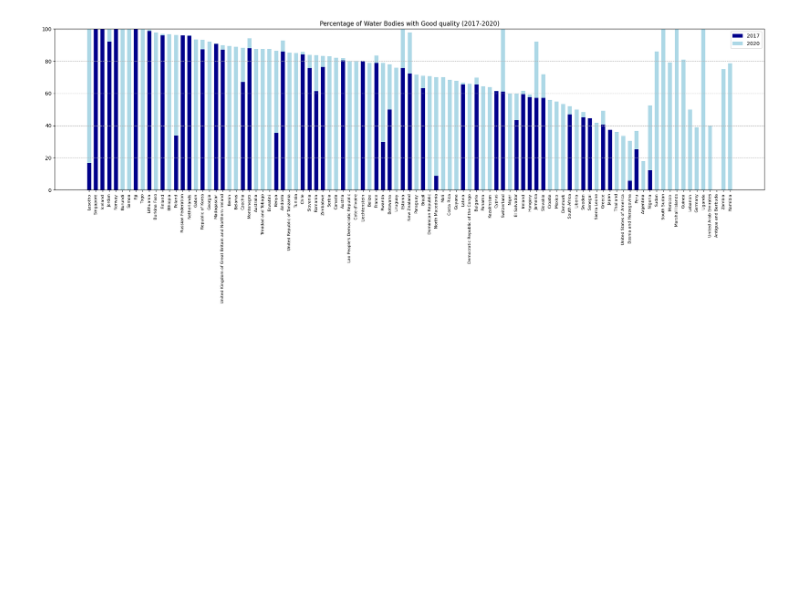
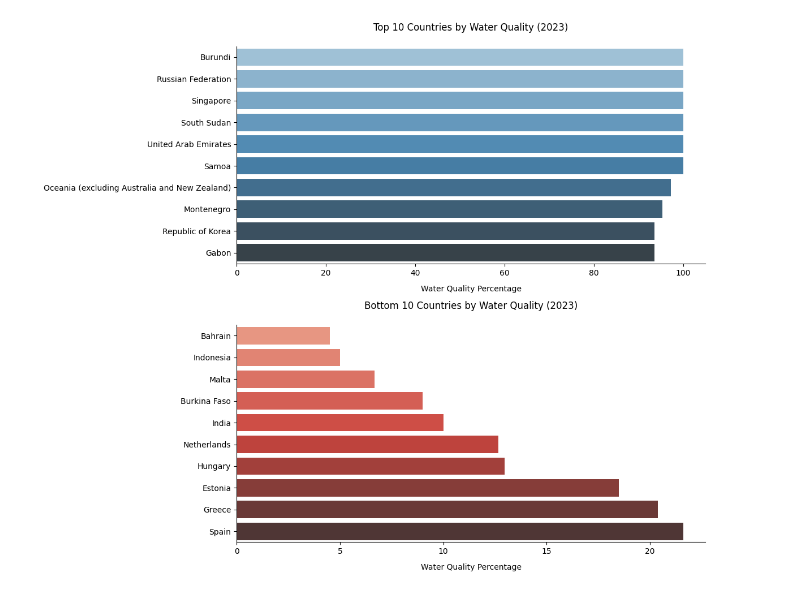
Before and after one commit to AquaLens/capstone, a Jupyter notebook: Data_Visualizations/code.ipynb, the cells around one changed output. Cells and saved outputs as stored; diff of their text form; code cells hidden in the pictures; blank space fills up the shorter version.

Commit message:
visualisations

```diff
--- a/Data_Visualizations/code.ipynb
+++ b/Data_Visualizations/code.ipynb
@@ -53,28 +50,42 @@ display(df_clean_bodieswater)
-# %%
-# create plot
-
-df_pivot = df_clean_bodieswater.pivot(index='Country', columns='Year', values='Value')
-df_pivot = df_pivot.fillna(0)
-df_pivot = df_pivot.sort_values(by=2020, ascending=False)
-
-# create stacked barchart
-plt.figure(figsize=(20, 8))
-plt.bar(df_pivot.index, df_pivot[2017], width=0.6, label='2017', color='darkblue')
-plt.bar(df_pivot.index, df_pivot[2020] - df_pivot[2017], bottom=df_pivot[2017], width=0.6, label='2020', color='lightblue')
-
-plt.title('Percentage of Water Bodies with Good quality (2017-2020)')
-plt.margins(y=0.1)
-plt.xticks(rotation=90, fontsize=8)
-plt.legend()
-plt.grid(axis='y', linestyle='--')
-plt.tight_layout()
-
-# save graph to folder as an img
-
-output_folder = "visualizations"  # Folder name
-output_path = os.path.join(output_folder, "percentage_good_water_bodies_countries.png")  # Full path
-plt.savefig(output_path, dpi=300, bbox_inches='tight')  # Save as high-res PNG
-
-plt.show()
-# %% [output]
-[figure, removed]
+# %%
+# read csv
+df_good_bodieswater = pd.read_csv('data/good_quality_water_bodies.csv')
+
+# clean data
+df_good_bodieswater['Year'] = df_good_bodieswater['Year'].str.extract(r'(\d{4})').groupby(level=0).max().astype(float)
+df_good_bodieswater = df_good_bodieswater.dropna(subset=['Year'])  # Remove rows with missing year
+df_good_bodieswater = df_good_bodieswater.fillna(0)
+
+
+#remove rows with no water quality values at all
+columns = ['Overall', 'Rivers', 'Open water bodies', 'Groundwater']
+df_good_bodieswater = df_good_bodieswater[~(df_good_bodieswater[columns] == 0).all(axis=1)]
+# %%
+# Visualization 1: Best and worst 10 Countries by overall water quality in 2023
+plt.figure(figsize=(12, 10))
+good_quality_2023 = df_good_bodieswater[df_good_bodieswater['Year'] == 2023]
+
+# Top 10
+plt.subplot(2, 1, 1)
+top10 = good_quality_2023.nlargest(10, 'Overall')
+top10['Country'] = top10['Country (or area)'].astype(CategoricalDtype(categories=top10['Country (or area)'], ordered=True))
+sns.barplot(x='Overall', y='Country', data=top10, palette='Blues_d')
+plt.title('Top 10 Countries by Water Quality (2023)', pad=20)
+plt.xlabel('Water Quality Percentage', labelpad=10)
+plt.ylabel('')
+sns.despine()
+
+# Bottom 10
+plt.subplot(2, 1, 2)
+bottom10 = good_quality_2023.nsmallest(10, 'Overall')
+bottom10['Country'] = bottom10['Country (or area)'].astype(CategoricalDtype(categories=bottom10['Country (or area)'], ordered=True))
+sns.barplot(x='Overall', y='Country', data=bottom10, palette='Reds_d')
+plt.title('Bottom 10 Countries by Water Quality (2023)', pad=20)
+plt.xlabel('Water Quality Percentage', labelpad=10)
+plt.ylabel('')
+sns.despine()
+
+plt.tight_layout()
+plt.show()
+# %% [output]
+[figure, added]
```
Also changed, not shown: parts of 7 cells of this notebook, 1 other file.
